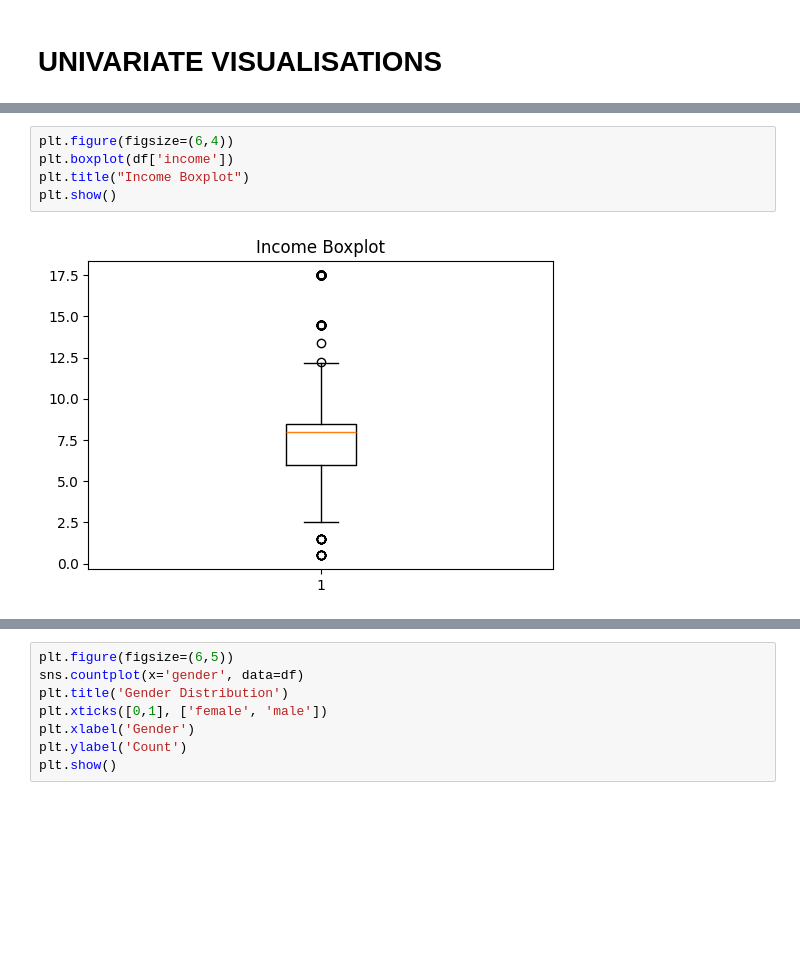
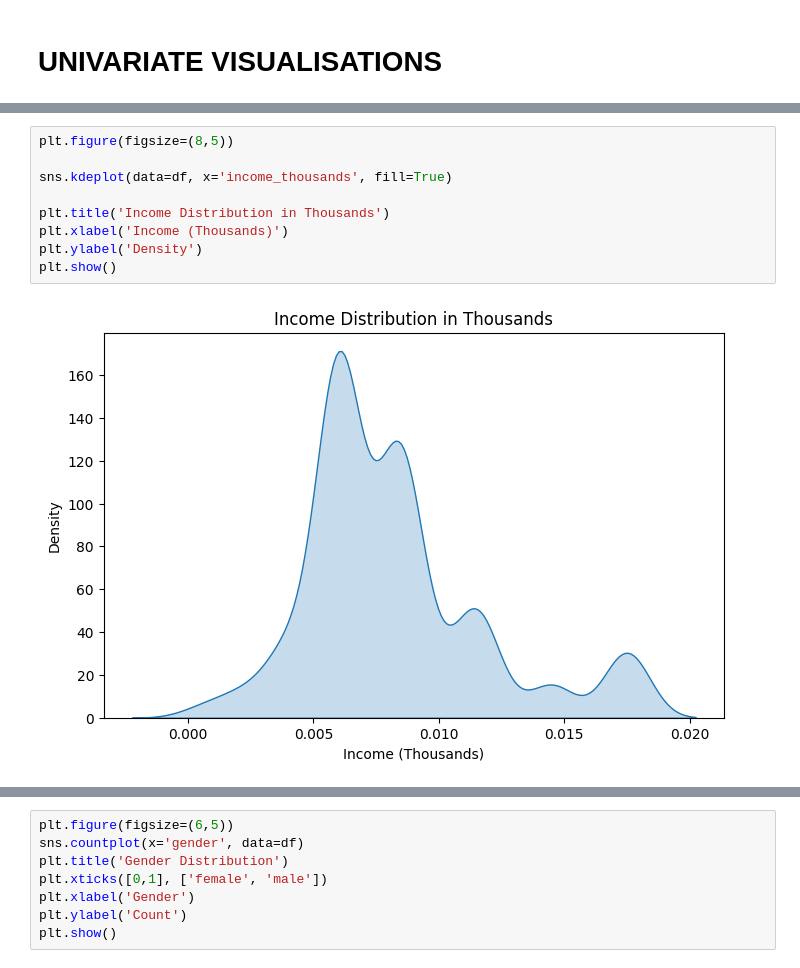
Before and after one commit to Rohith-kumar-123/R.Rohithkumar, a Jupyter notebook: EDA1.ipynb, the cells around one changed output, grey strips where cells are left out. Drawn from its saved outputs; the diff is of its cells as text; blank space fills up the shorter version.

```diff
--- a/EDA1.ipynb
+++ b/EDA1.ipynb
@@ -246,7 +270,11 @@ plt.show()
-# %%
-plt.figure(figsize=(6,4))
-plt.boxplot(df['income'])
-plt.title("Income Boxplot")
-plt.show()
-# %% [output]
-[figure, removed]
+# %%
+plt.figure(figsize=(8,5))
+
+sns.kdeplot(data=df, x='income_thousands', fill=True)
+
+plt.title('Income Distribution in Thousands')
+plt.xlabel('Income (Thousands)')
+plt.ylabel('Density')
+plt.show()
+# %% [output]
+[figure, added]
```
Also changed, not shown: parts of 17 cells of this notebook.
